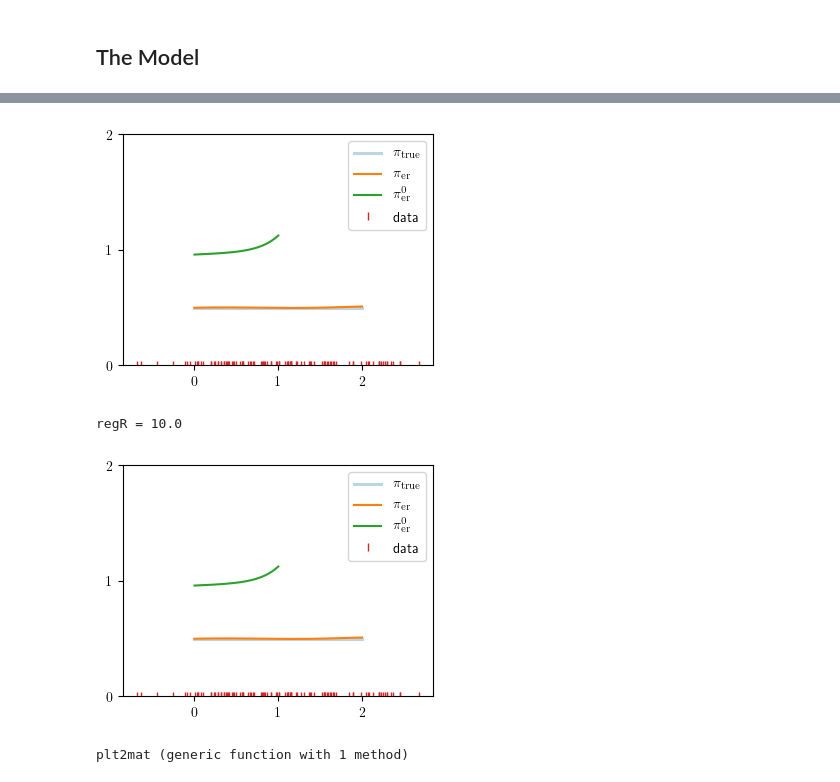
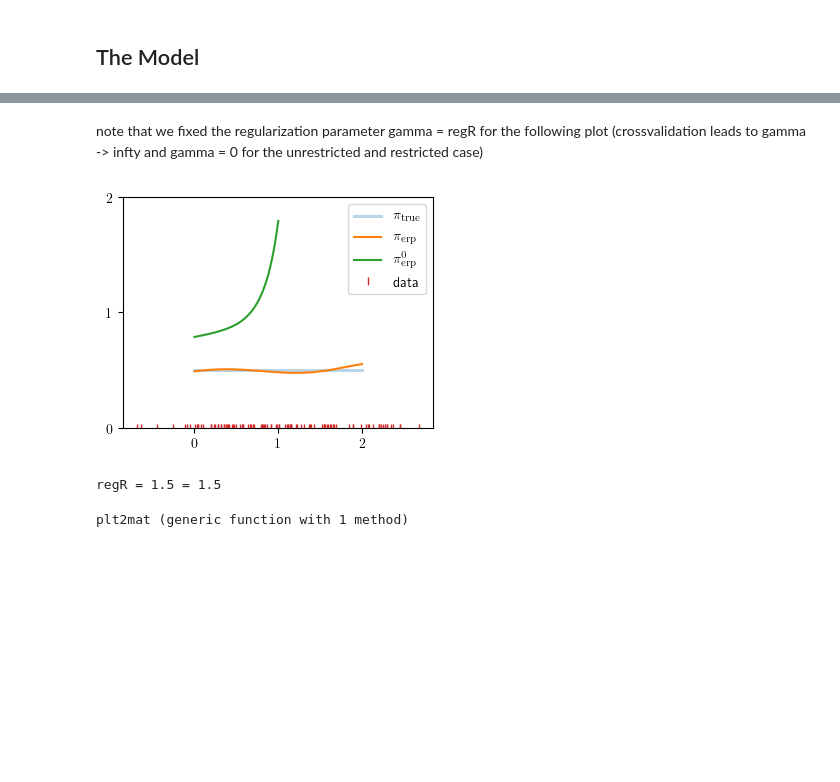
Before and after one commit to axsk/OEBayes, a Jupyter notebook: notebooks/counterex restriction.ipynb, the cells around one changed output, grey strips where cells are left out. Cells and saved outputs as stored; diff of their text form; code cells hidden in the pictures; blank space fills up the shorter version.

```diff
--- a/notebooks/counterex restriction.ipynb
+++ b/notebooks/counterex restriction.ipynb
@@ -10,0 +5,10 @@ true
+# %%
+import ObjectiveEmpiricalBayes: OptConfig, FEModel, generatedata, cvreference, ReferenceRegularizer, cvscore, ebprior
+import Distributions: Uniform
+using Random: seed!
+
+using PyPlot
+PyPlot.rc("text",usetex=true)
+
+OPTCONFIG=OptConfig(MAXEVAL=10000, XTOLREL=1e-8, DEBUG=false);
+linspace(x...) = LinRange(x...) |> collect
@@ -31,7 +35,7 @@ kfold = 10
 # %%
 ## er estimator
-regs = [ReferenceRegularizer(m, γ) for γ in linspace(0.01,10,ncv)]
-@time ss = [cvscore(m, d, d->ebprior(m, d, r), kfold) for r in regs]
+regs = [ReferenceRegularizer(m, γ) for γ in linspace(0.01,50,ncv)]
+@time ss = [cvscore(m, d, d->ebprior(m, d, r, OPTCONFIG), kfold) for r in regs]
 plot([r.γ for r in regs], ss)
-regR = regs[indmax(ss)].γ
+regR = regs[argmax(ss)].γ
 # %% [output]
@@ -70,26 +55,28 @@ WARNING: NaN encountered
+# %% [markdown]
+note that we fixed the regularization parameter gamma = regR for the following plot
+(crossvalidation leads to gamma -> infty and gamma = 0 for the unrestricted and restricted case)
 # %%
-@show regR
-wr  = ebprior(m,  d, ReferenceRegularizer(m,  regR))
-wrt = ebprior(mt, d, ReferenceRegularizer(mt, regR))
+@show regR = 1.5
+wr  = ebprior(m,  d, ReferenceRegularizer(m,  regR), OPTCONFIG)
+wrt = ebprior(mt, d, ReferenceRegularizer(mt, regR), OPTCONFIG)
 
 figure(figsize=(4,3))
 plot([0,2],[0.5,.5], label="\$\\pi_{\\rm true}\$", alpha=.3, linewidth=2.2)
-plot(m.xs, wr/2*n, label="\$\\pi_{\\rm er}\$")
-plot(mt.xs, wrt*n, label="\$\\pi^0_{\\rm er}\$")
-plot(d, zeros(d), marker="|", linestyle=" ", label="data")
+plot(m.xs, wr/2*n, label="\$\\pi_{\\rm erp}\$")
+plot(mt.xs, wrt*n, label="\$\\pi^0_{\\rm erp}\$")
+plot(d, zero(d), marker="|", linestyle=" ", label="data")
 
 ylim(0,2)
 
 yticks([0,1,2])
 xticks([0,1,2])
 legend()
 #vlines(0,1,2)
 savefig("counterex.pdf", bbox_inches="tight")
-p=gcf()
+p=gcf();
 # %% [output]
-[figure, old version]
+[figure, new version]
-regR = 10.0
+regR = 1.5 = 1.5
-[figure, removed]
 # %%
 using MAT
 function plt2mat(p, filename)
```
Also changed, not shown: parts of 11 cells of this notebook, 1 other file.
